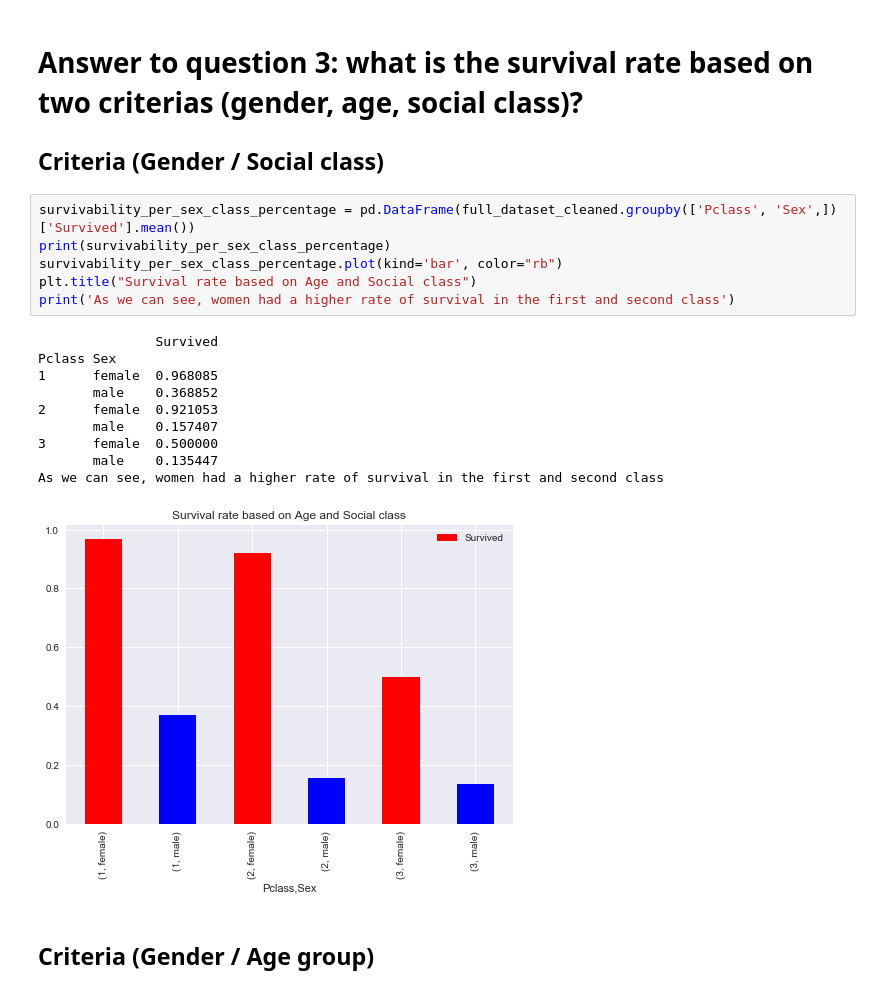
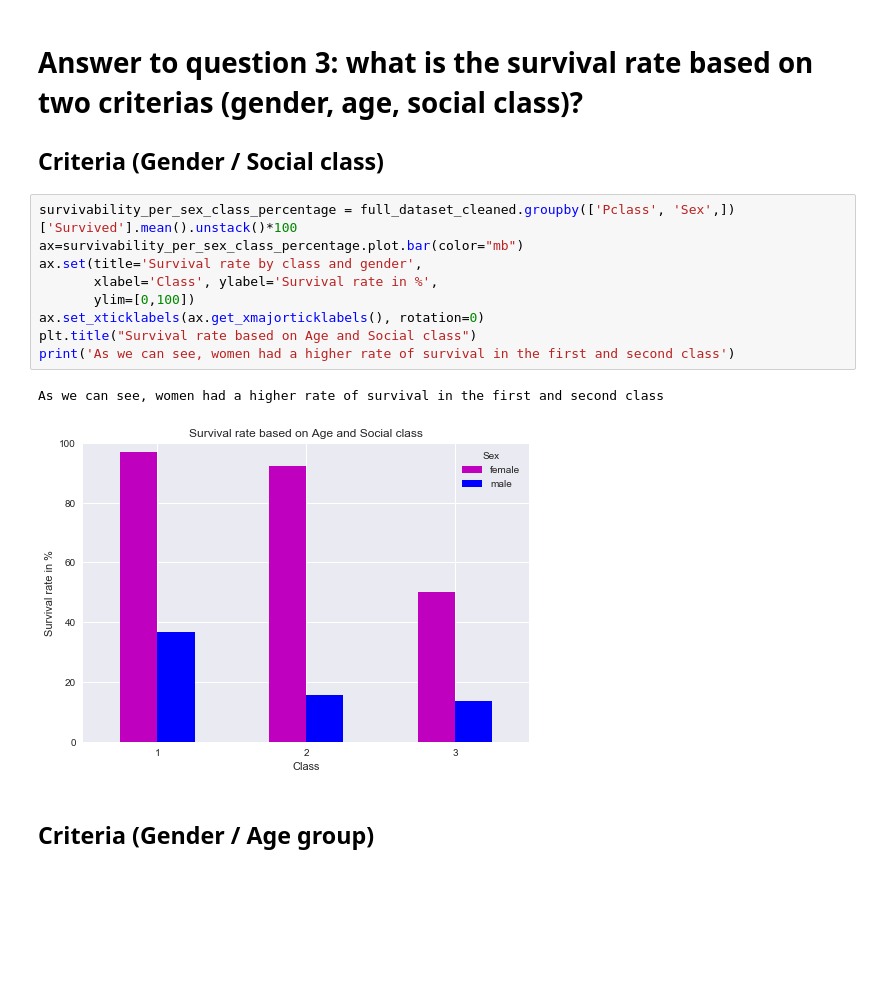
Before and after one commit to jocelyn19/dand_project0_titanic, a Jupyter notebook: Titanic report.ipynb, the cells around one changed output. Saved outputs shown, nothing was run; the diff lists cells and outputs as text; blank space fills up the shorter version.

```diff
--- a/Titanic report.ipynb
+++ b/Titanic report.ipynb
@@ -239,22 +240,17 @@ people with parent/children on board had a better chance of surviving between 1
 # Answer to question 3: what is the survival rate based on two criterias (gender, age, social class)?
 ## Criteria (Gender / Social class)
 # %%
-survivability_per_sex_class_percentage = pd.DataFrame(full_dataset_cleaned.groupby(['Pclass', 'Sex',])['Survived'].mean())
-print(survivability_per_sex_class_percentage)
-survivability_per_sex_class_percentage.plot(kind='bar', color="rb")
+survivability_per_sex_class_percentage = full_dataset_cleaned.groupby(['Pclass', 'Sex',])['Survived'].mean().unstack()*100
+ax=survivability_per_sex_class_percentage.plot.bar(color="mb")
+ax.set(title='Survival rate by class and gender',
+       xlabel='Class', ylabel='Survival rate in %',
+       ylim=[0,100])
+ax.set_xticklabels(ax.get_xmajorticklabels(), rotation=0)
 plt.title("Survival rate based on Age and Social class")
 print('As we can see, women had a higher rate of survival in the first and second class')
 # %% [output]
-               Survived
-Pclass Sex
-1      female  0.968085
-       male    0.368852
-2      female  0.921053
-       male    0.157407
-3      female  0.500000
-       male    0.135447
 As we can see, women had a higher rate of survival in the first and second class
-[figure, old version]
+[figure, new version]
 # %% [markdown]
 ## Criteria (Gender / Age group)
 # %%
```
Also changed, not shown: parts of 12 cells of this notebook, 1 other file.
